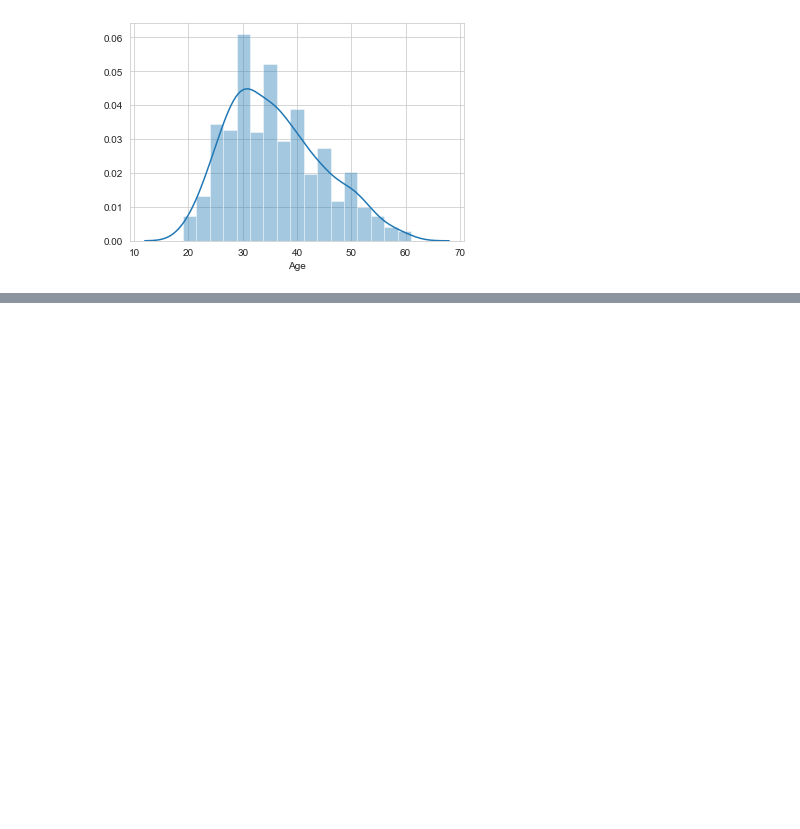
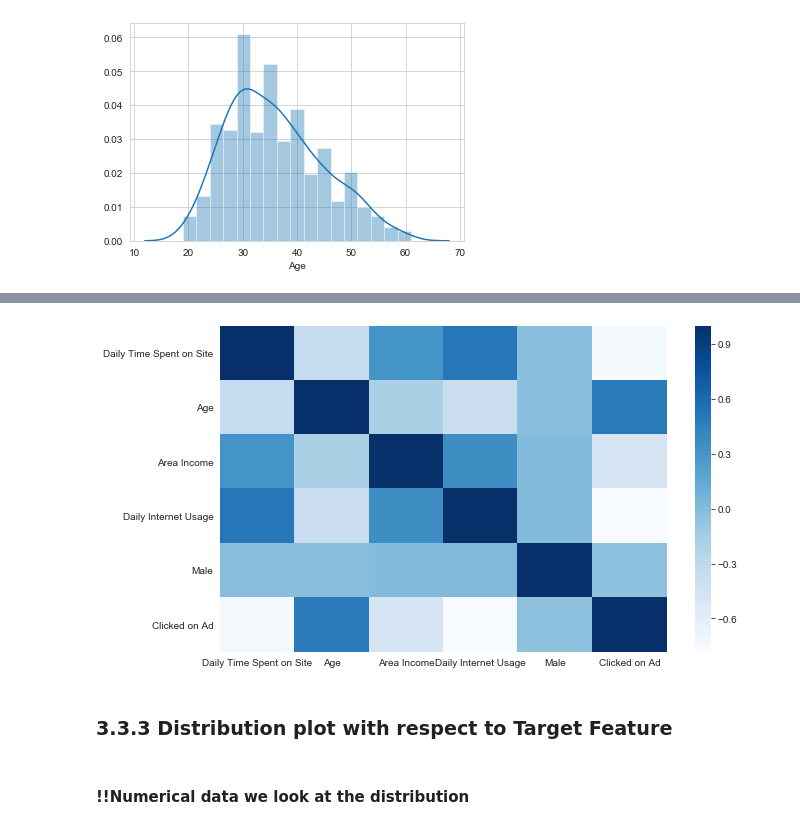
Before and after one commit to rui-ren/Data-Science-Notes, a Jupyter notebook: data_challenges/Advertising_Click_estimation/Advertising_Rui.ipynb, the cells around one changed output, grey strips where cells are left out. Cells and saved outputs as stored; diff of their text form; code cells hidden in the pictures; blank space fills up the shorter version.

```diff
--- a/data_challenges/Advertising_Click_estimation/Advertising_Rui.ipynb
+++ b/data_challenges/Advertising_Click_estimation/Advertising_Rui.ipynb
@@ -316,0 +322,24 @@ df_outlier_rm
+# %%
+# show the info of the data
+def data_info(data):
+    return data.info()
+
+def creating_boxplots(size, target, features, data):
+    plt.figure(figsize=size)
+    for i in range(len(features)):
+        plt.subplot(5, 3, i+1)
+        sns.boxplot(x=target, y=features[i], data=data)
+
+def creating_distplot(size, data, features):
+    plt.figure(figsize=size)
+    for i in range(len(features)):
+        plt.subplot(5, 3, i+1)
+        sns.distplot(data[features[i]])
+
+def crossCorrelation(data):
+    corr = data.corr()
+    plt.figure(figsize=(10,6))
+    sns.heatmap(corr,
+                cmap='Blues',
+                xticklabels=corr.columns.values,
+                yticklabels=corr.columns.values)
@@ -316,0 +373,8 @@ df_outlier_rm
+# %%
+crossCorrelation(df_new)
+# %% [output]
+[figure, added]
+# %% [markdown]
+### 3.3.3 Distribution plot with respect to Target Feature
+# %% [markdown]
+#### !!Numerical data we look at the distribution
```
Also changed, not shown: parts of 66 cells of this notebook, 1 other file.
